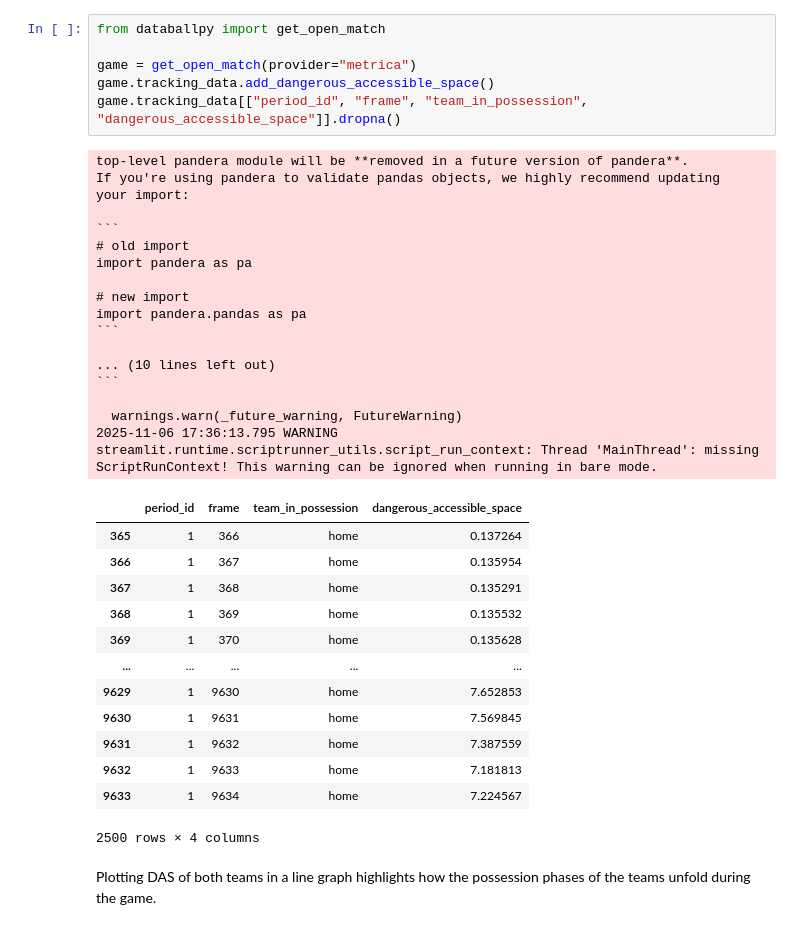
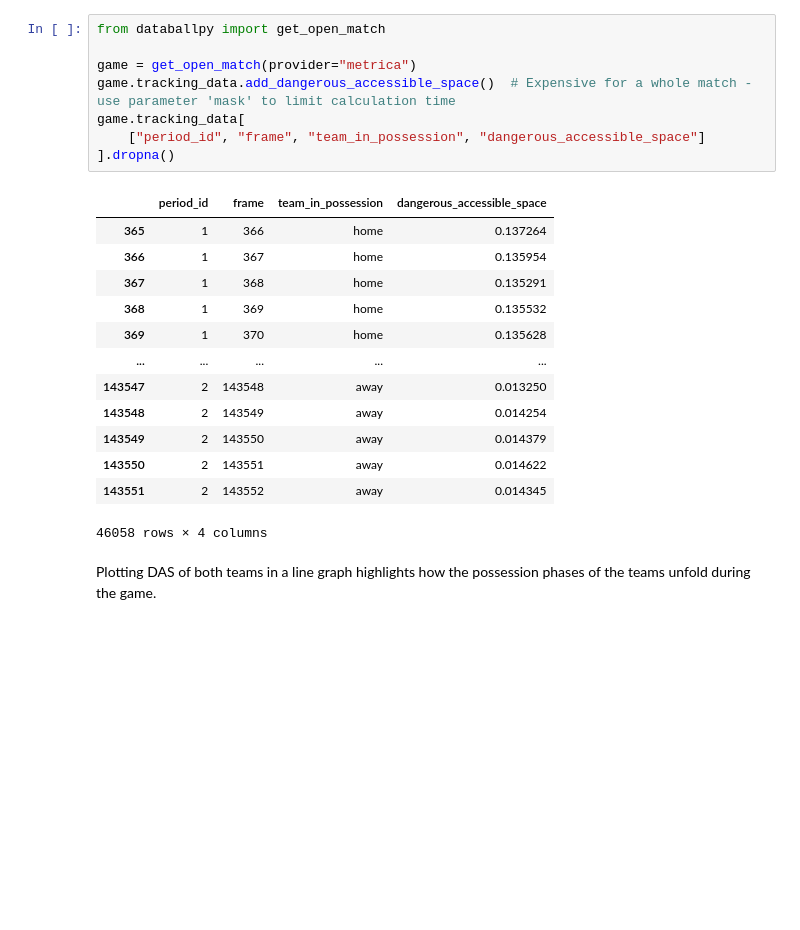
Before and after one commit to Alek050/databallpy, a Jupyter notebook: docs/features/dangerous_accessible_space.ipynb, the cells around one changed output. Cells and saved outputs as stored; diff of their text form; blank space fills up the shorter version.

Commit message:
Add mask to DAS calculation, remove xC, update docs, apply linter

````diff
--- a/docs/features/dangerous_accessible_space.ipynb
+++ b/docs/features/dangerous_accessible_space.ipynb
@@ -47,40 +44,25 @@ $^2$ https://github.com/jonas-bischofberger/accessible-space
 # %%
 from databallpy import get_open_match
 
 game = get_open_match(provider="metrica")
-game.tracking_data.add_dangerous_accessible_space()
-game.tracking_data[["period_id", "frame", "team_in_possession", "dangerous_accessible_space"]].dropna()
+game.tracking_data.add_dangerous_accessible_space()  # Expensive for a whole match - use parameter 'mask' to limit calculation time
+game.tracking_data[
+    ["period_id", "frame", "team_in_possession", "dangerous_accessible_space"]
+].dropna()
 # %% [output]
+|  | period_id | frame | team_in_possession | dangerous_accessible_space |
+| 365 | 1 | 366 | home | 0.137264 |
+| 366 | 1 | 367 | home | 0.135954 |
+| 367 | 1 | 368 | home | 0.135291 |
+| 368 | 1 | 369 | home | 0.135532 |
+| 369 | 1 | 370 | home | 0.135628 |
+| ... | ... | ... | ... | ... |
+| 143547 | 2 | 143548 | away | 0.013250 |
+| 143548 | 2 | 143549 | away | 0.014254 |
+| 143549 | 2 | 143550 | away | 0.014379 |
+| 143550 | 2 | 143551 | away | 0.014622 |
+| 143551 | 2 | 143552 | away | 0.014345 |
-top-level pandera module will be **removed in a future version of pandera**.
-If you're using pandera to validate pandas objects, we highly recommend updating
-your import:
-
-```
-# old import
-import pandera as pa
-
-# new import
-import pandera.pandas as pa
-```
-
-... (10 lines left out)
-```
-
-  warnings.warn(_future_warning, FutureWarning)
-2025-11-06 17:36:13.795 WARNING streamlit.runtime.scriptrunner_utils.script_run_context: Thread 'MainThread': missing ScriptRunContext! This warning can be ignored when running in bare mode.
+46058 rows × 4 columns
-|  | period_id | frame | team_in_possession | dangerous_accessible_space |
-| 365 | 1 | 366 | home | 0.137264 |
-| 366 | 1 | 367 | home | 0.135954 |
-| 367 | 1 | 368 | home | 0.135291 |
-| 368 | 1 | 369 | home | 0.135532 |
-| 369 | 1 | 370 | home | 0.135628 |
-| ... | ... | ... | ... | ... |
-| 9629 | 1 | 9630 | home | 7.652853 |
-| 9630 | 1 | 9631 | home | 7.569845 |
-| 9631 | 1 | 9632 | home | 7.387559 |
-| 9632 | 1 | 9633 | home | 7.181813 |
-| 9633 | 1 | 9634 | home | 7.224567 |
-2500 rows × 4 columns
 # %% [markdown]
 Plotting DAS of both teams in a line graph highlights how the possession phases of the teams unfold during the game.
 # %%
````
Also changed, not shown: parts of 10 cells of this notebook, 6 other files.
